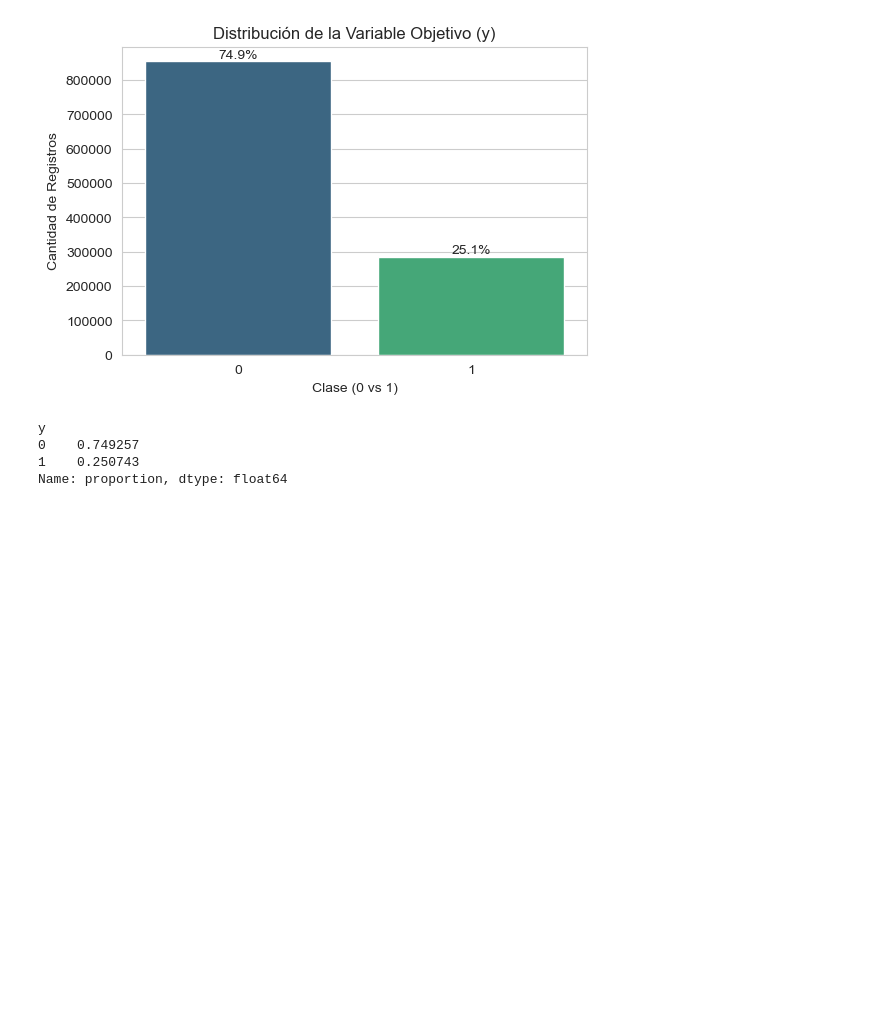
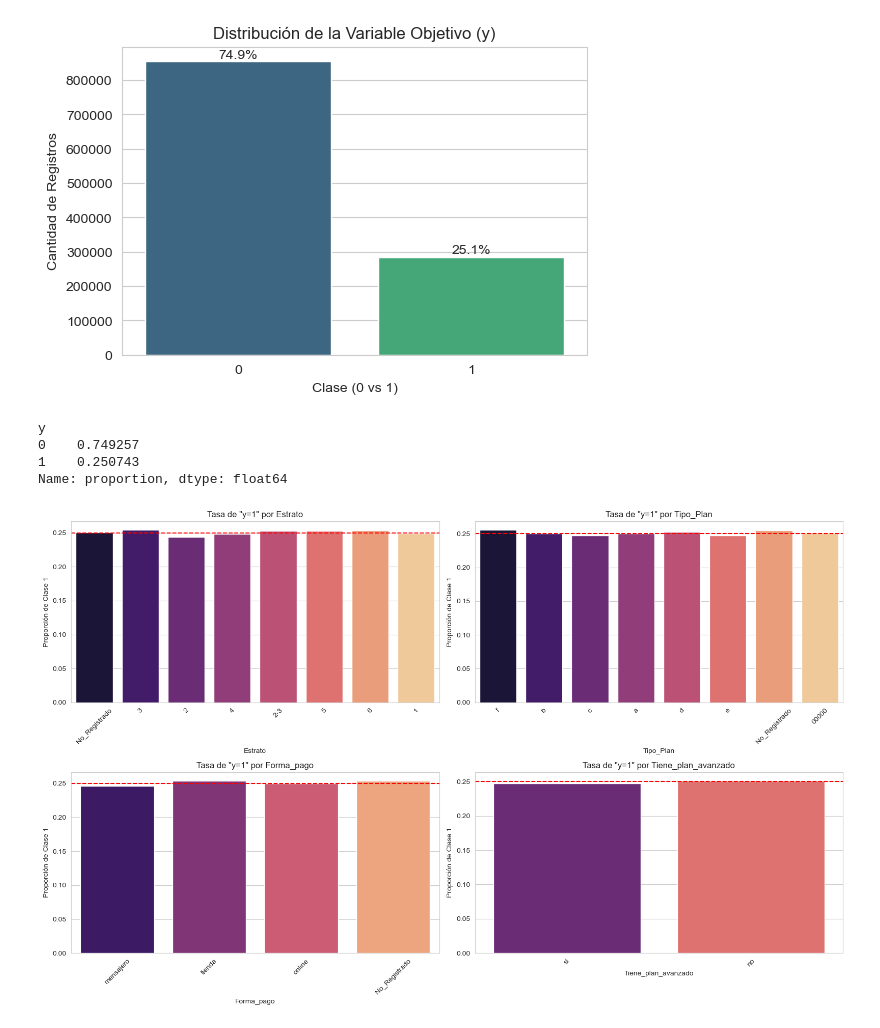
Before and after one commit to Pipe1017/emtelco_prueba, a Jupyter notebook: notebooks/02_EDA_Customer_Profile.ipynb, the cells around one changed output. Saved outputs shown, nothing was run; the diff lists cells and outputs as text; code cells hidden in the pictures; blank space fills up the shorter version.

```diff
--- a/notebooks/02_EDA_Customer_Profile.ipynb
+++ b/notebooks/02_EDA_Customer_Profile.ipynb
@@ -51,3 +51,26 @@ y
 0    0.749257
 1    0.250743
 Name: proportion, dtype: float64
+# %%
+# Variables categóricas a analizar frente al Target
+vars_cat_analisis = ['Estrato', 'Tipo_Plan', 'Forma_pago', 'Tiene_plan_avanzado']
+
+fig, axes = plt.subplots(2, 2, figsize=(16, 10))
+axes = axes.flatten() # Aplanar para iterar fácil
+
+for i, var in enumerate(vars_cat_analisis):
+    # Calculamos el promedio de y (que equivale al % de unos)
+    # ci=None quita las barras de error para limpiar el gráfico
+    sns.barplot(x=var, y='y', hue=var, data=df, ax=axes[i], palette='magma', legend=False, errorbar=None)
+
+    # Línea de referencia del promedio global (25%)
+    axes[i].axhline(y=0.25, color='red', linestyle='--', label='Promedio Global (25%)')
+
+    axes[i].set_title(f'Tasa de "y=1" por {var}')
+    axes[i].set_ylabel('Proporción de Clase 1')
+    axes[i].tick_params(axis='x', rotation=45)
+
+plt.tight_layout()
+plt.show()
+# %% [output]
+[figure, added]
```
Also changed, not shown: parts of 3 cells of this notebook, 1 other file.
